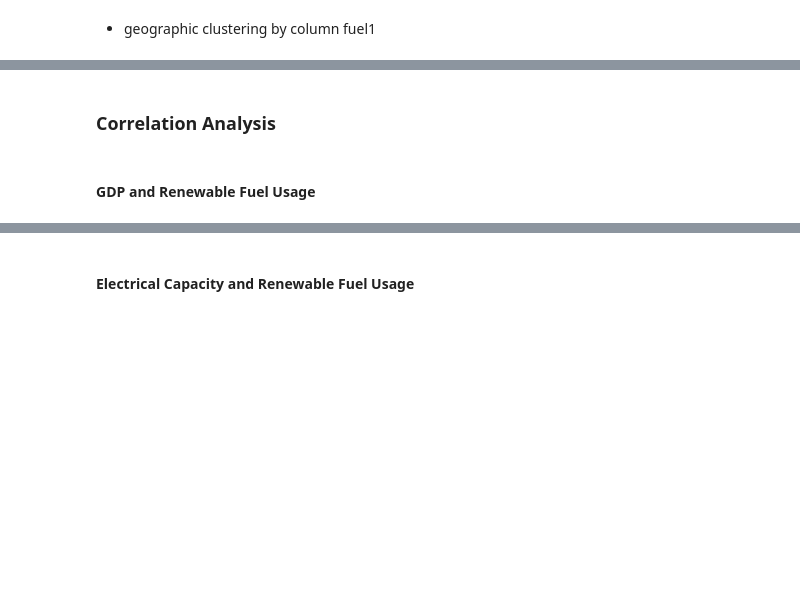
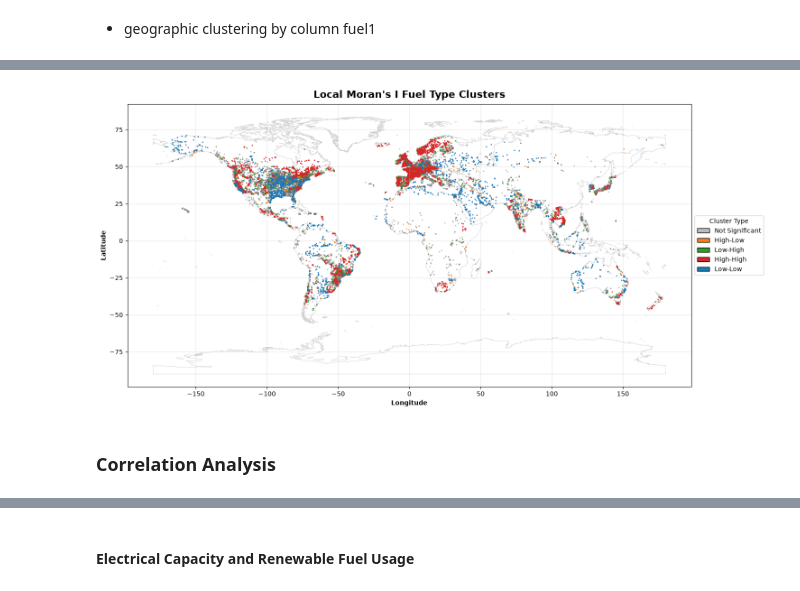
Before and after one commit to EliyaL/Intro-to-Geospatial-Data-Science-Final-Assignment, a Jupyter notebook: FinalExam_318163748.ipynb, the cells around one changed output, grey strips where cells are left out. Drawn from its saved outputs; the diff is of its cells as text; code cells hidden in the pictures; blank space fills up the shorter version.

```diff
--- a/FinalExam_318163748.ipynb
+++ b/FinalExam_318163748.ipynb
@@ -619,0 +699,3 @@ plt.show()
+# %%
+# Define relevant column for analysis
+moran_col = power_plants['is_renewable']
@@ -620,4 +788,75 @@ plt.show()
+# %%
+# Plot LISA analysis: clustering of renewable fuels
+# Define colors and plot order (to highlight autocorrelated clusters)
+lisa_colors = {
+    'Not Significant': "#7c797980",
+    'High-Low': '#ff7f0e',
+    'Low-High': '#2ca02c',
+    'High-High': '#d62728',
+    'Low-Low': '#1f77b4'
+}
+
+# Define figure size
+fig, ax = plt.subplots(figsize=(15, 8))
+
+# Initiate empty legend handles
+legend_elements = []
+
+# Plot continents as basemap
+continents.plot(
+    ax=ax,
+    color='white',
+    edgecolor='lightgrey',
+    linewidth=0.6
+)
+
+# Plot each LISA category
+for category, color in lisa_colors.items():
+
+    subset = power_plants[power_plants['LISA'] == category] # Specific lisa category
+
+    if not subset.empty:
+        # Plot
+        subset.plot(
+            ax=ax,
+            color=color, # Color by defined map
+            markersize=1
+        )
+
+        # Add legend entry
+        legend_elements.append(Patch(
+            facecolor=color,
+            edgecolor='black',
+            label=category
+            ))
+
+# Add title and axis labels
+ax.set_title('Local Moran\'s I Fuel Type Clusters', fontsize=16, fontweight='bold', pad=10)
+ax.set_xlabel('Longitude', fontweight='bold')
+ax.set_ylabel('Latitude', fontweight='bold')
+
+# Legend formatting
+ax.legend(
+    handles=legend_elements,
+    title='Cluster Type',
+    loc='center left',
+    bbox_to_anchor=(1, 0.5)
+)
+
+# Add geographic gridlines
+ax.grid(True, alpha=0.3)
+
+# Save plot to outputs folder
+plt.savefig(
+    os.path.join(output_path, r'plots\Power plant lisa map.png'), # Path for saved plot
+    dpi=150,   # Required resolution in assignemnt
+    bbox_inches='tight'
+)
+
+# Present plot
+plt.tight_layout()
+plt.show()
+# %% [output]
+[figure, added]
 # %% [markdown]
 ### Correlation Analysis
-# %% [markdown]
-#### GDP and Renewable Fuel Usage
```
Also changed, not shown: parts of 28 cells of this notebook.
